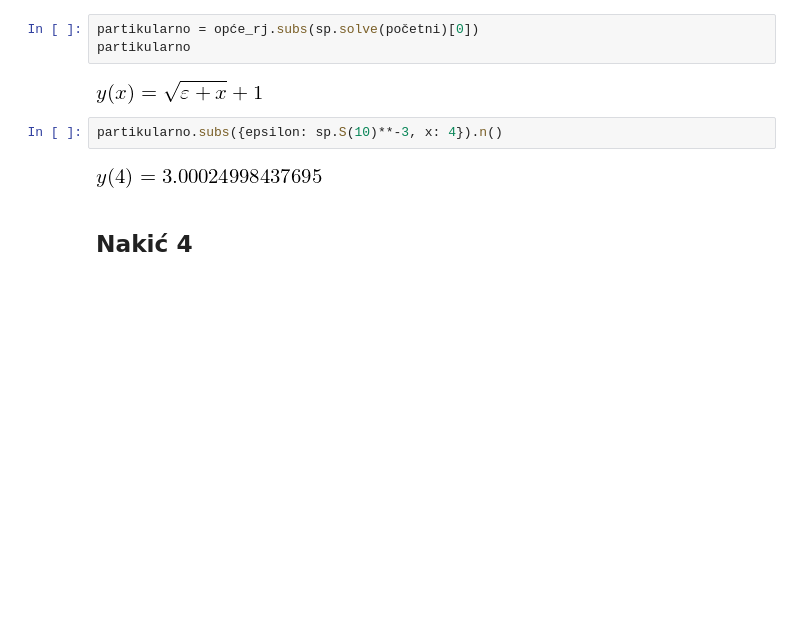
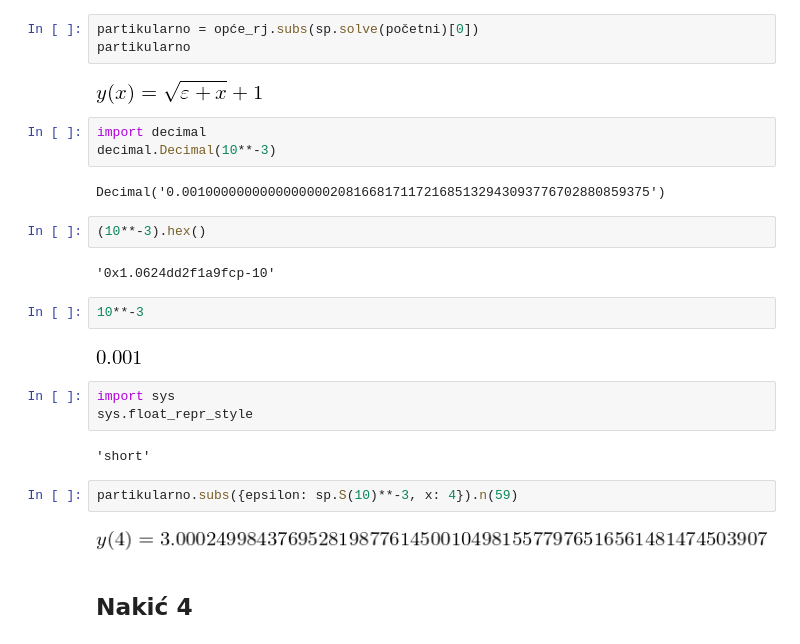
Before and after one commit to vedgar/ms, a Jupyter notebook: Priprema za prvi kolokvij.ipynb, the cells around one changed output. Saved outputs shown, nothing was run; the diff lists cells and outputs as text; blank space fills up the shorter version.

```diff
--- a/Priprema za prvi kolokvij.ipynb
+++ b/Priprema za prvi kolokvij.ipynb
@@ -153,10 +164,28 @@ partikularno = opće_rj.subs(sp.solve(početni)[0])
 partikularno
 # %% [output]
 [figure]
+# %%
+import decimal
+decimal.Decimal(10**-3)
+# %% [output]
+Decimal('0.001000000000000000020816681711721685132943093776702880859375')
+# %%
+(10**-3).hex()
+# %% [output]
+'0x1.0624dd2f1a9fcp-10'
+# %%
+10**-3
+# %% [output]
+[figure, added]
+# %%
+import sys
+sys.float_repr_style
+# %% [output]
+'short'
 # %%
-partikularno.subs({epsilon: sp.S(10)**-3, x: 4}).n()
+partikularno.subs({epsilon: sp.S(10)**-3, x: 4}).n(59)
 # %% [output]
-[figure, old version]
+[figure, new version]
 # %% [markdown]
 ## Nakić 4
 # %% [markdown]
```
Also changed, not shown: parts of 26 cells of this notebook.
